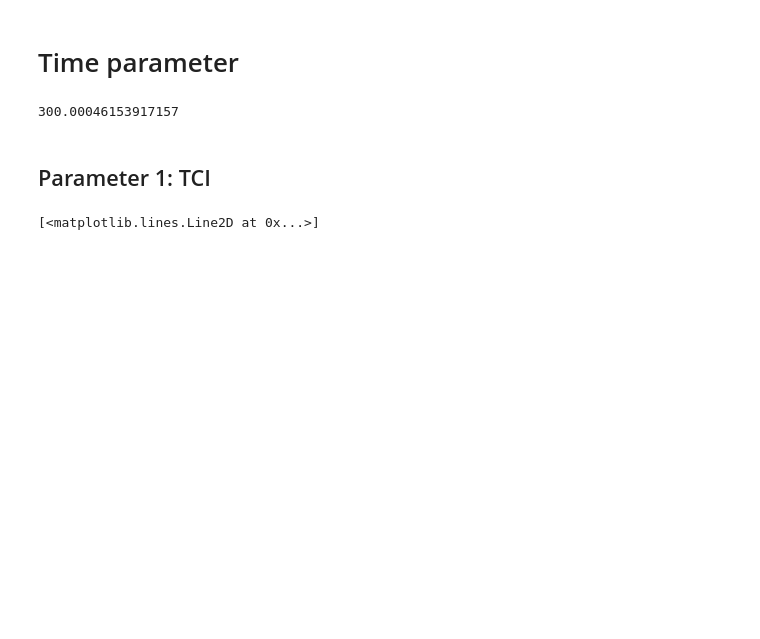
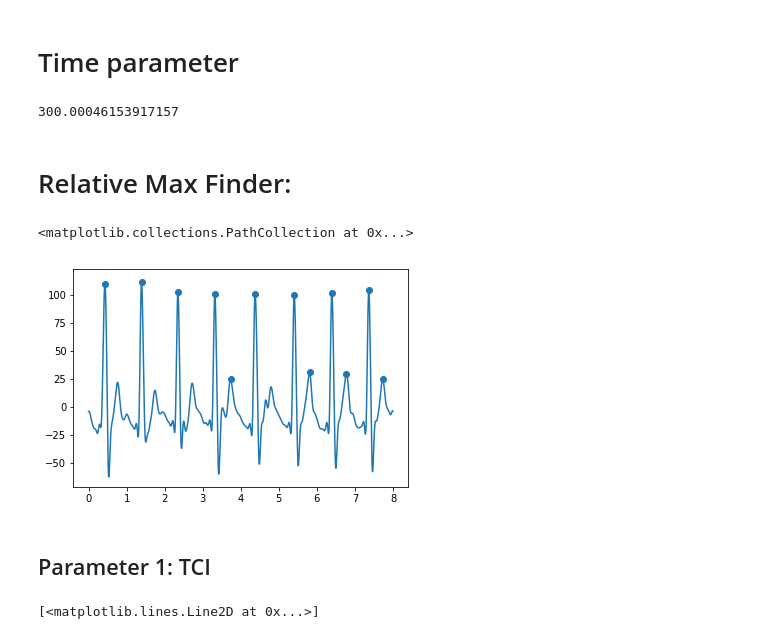
Before and after one commit to AhmadChaiban/War_on_arrhythmia, a Jupyter notebook: Thesis_Notebook.ipynb, the cells around one changed output. Drawn from its saved outputs; the diff is of its cells as text; code cells hidden in the pictures; blank space fills up the shorter version.

```diff
--- a/Thesis_Notebook.ipynb
+++ b/Thesis_Notebook.ipynb
@@ -168,3 +213,5 @@ t_cst = len(MIT_signal)/time[-1]
 t_cst  ##number of signal points in 1 second
 # %% [output]
 300.00046153917157
+# %% [markdown]
+# Relative Max Finder:
@@ -171,3 +230,10 @@ t_cst  ##number of signal points in 1 second
+# %%
+mm = rel_maxes(time[0:2400],MIT_signal[0:2400],"(P")
+plt.plot(time[0:2400],MIT_signal[0:2400])
+plt.scatter(time[mm],MIT_signal[mm])
+# %% [output]
+<matplotlib.collections.PathCollection at 0x...>
+[figure, added]
 # %% [markdown]
 ## Parameter 1: TCI
 # %%
```
Also changed, not shown: parts of 22 cells of this notebook, 1 other file.
